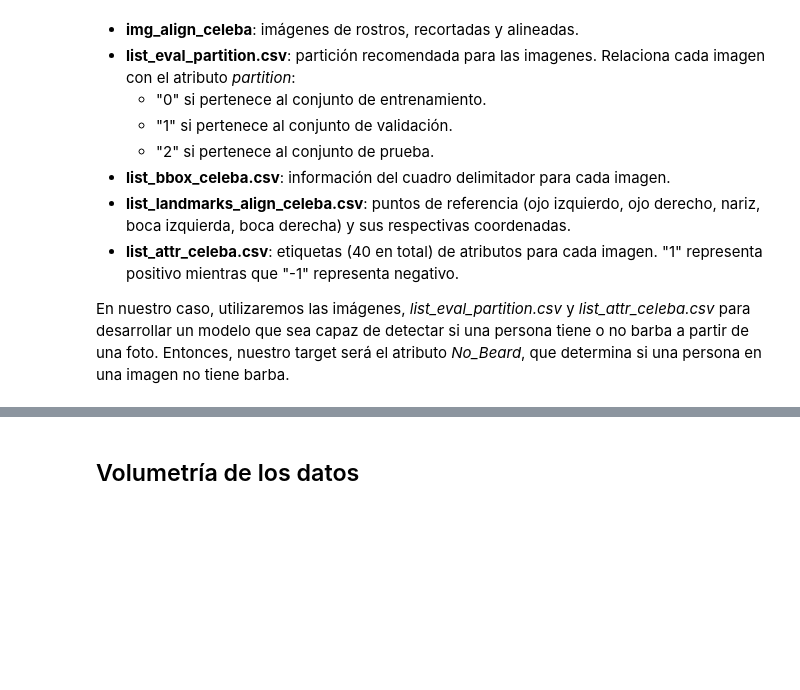
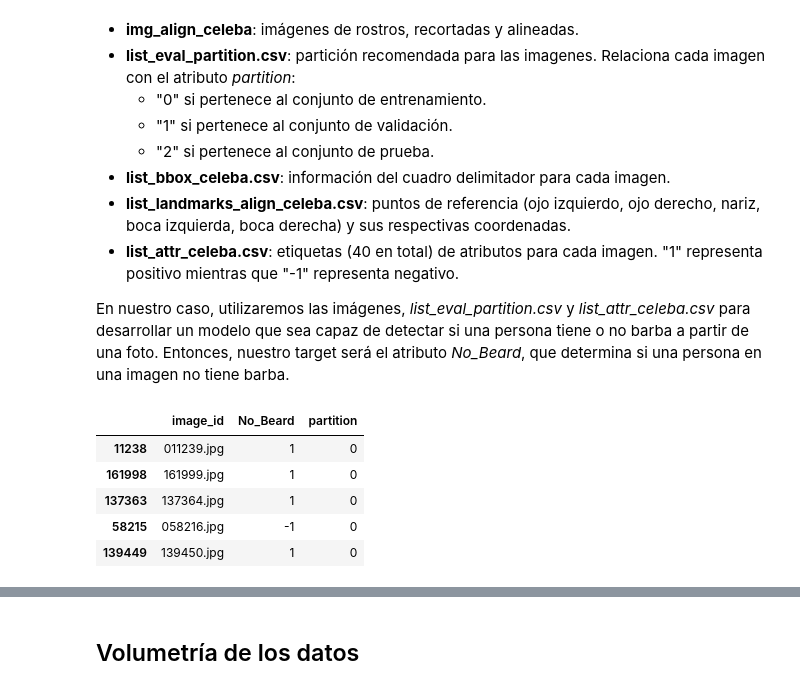
Before and after one commit to MatiasWilliner/TP_ML_Dominguez_Lastra_Williner, a Jupyter notebook: tp3_celebfaces.ipynb, the cells around one changed output, grey strips where cells are left out. Cells and saved outputs as stored; diff of their text form; code cells hidden in the pictures; blank space fills up the shorter version.

```diff
--- a/tp3_celebfaces.ipynb
+++ b/tp3_celebfaces.ipynb
@@ -54,19 +54,26 @@ Para que esto funcione, se debe bajar y descomprimir el archivo del siguiente [e
 En nuestro caso, utilizaremos las imágenes, *list_eval_partition.csv* y *list_attr_celeba.csv* para desarrollar un modelo que sea capaz de detectar si una persona tiene o no barba a partir de una foto. Entonces, nuestro target será el atributo *No_Beard*, que determina si una persona en una imagen no tiene barba.
 # %%
 # Modificar por la ruta donde se encuentran los archivos
-# current_path = '/home/matias/Documentos/archive/'
-current_path = '/home/yair/Files/archive/'
+current_path = '/home/matias/Documentos/archive/'
+#current_path = '/home/yair/Files/archive/'
 
 imgs_path = Path(current_path, 'img_align_celeba/img_align_celeba')
 attr_path = Path(current_path, 'list_attr_celeba.csv')
 partitions_path = Path(current_path, 'list_eval_partition.csv')
 
 # Importamos y unimos los datasets de atributos y particiones
 df_attr = pd.read_csv(attr_path, usecols=['image_id','No_Beard'])
 df_partitions = pd.read_csv(partitions_path)
 df = df_attr.merge(df_partitions, on="image_id", how="left")
 
 df.sample(5)
+# %% [output]
+|  | image_id | No_Beard | partition |
+| 11238 | 011239.jpg | 1 | 0 |
+| 161998 | 161999.jpg | 1 | 0 |
+| 137363 | 137364.jpg | 1 | 0 |
+| 58215 | 058216.jpg | -1 | 0 |
+| 139449 | 139450.jpg | 1 | 0 |
 # %%
 # Restablecemos los valores de la columna No_Beard
 df.loc[df['No_Beard'] == -1,'No_Beard'] = "Barba"
```
Also changed, not shown: parts of 84 cells of this notebook.
